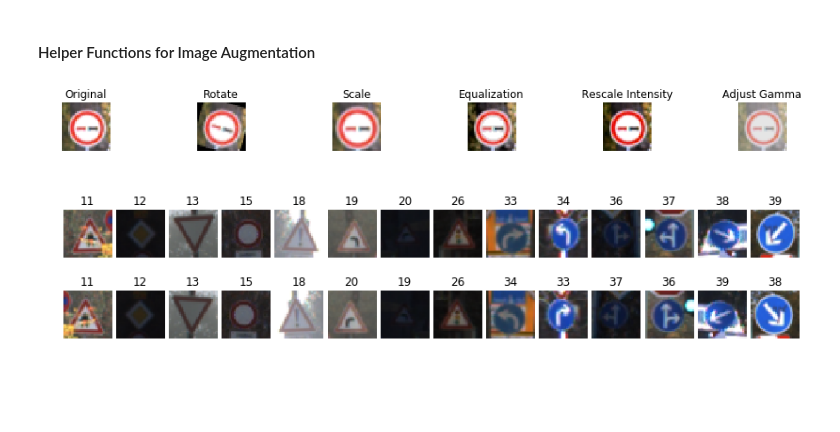
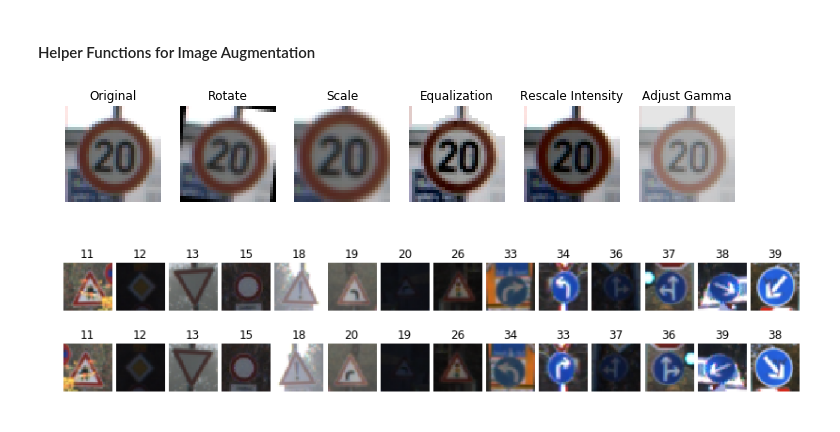
Before and after one commit to hafizur-rahman/CarND-Traffic-Sign-Classifier-Project, a Jupyter notebook: Traffic_Sign_Classifier.ipynb, the cells around one changed output. Saved outputs shown, nothing was run; the diff lists cells and outputs as text; code cells hidden in the pictures; blank space fills up the shorter version.

```diff
--- a/Traffic_Sign_Classifier.ipynb
+++ b/Traffic_Sign_Classifier.ipynb
@@ -274,26 +274,28 @@ def rescale_intensity(image):
 def adjust_gamma(image):
     return exposure.adjust_gamma(image, gamma=0.4, gain=0.9)
 # %%
-image = X_train[11102]
+image = X_train[10011]
 
 transform_exmpl = [image,
                    rotate_image(image),
                    scale_image(image),
                    equalize_hist_color(image),
                    rescale_intensity(image),
                    adjust_gamma(image)
                   ]
 
 transform_descs = ['Original', 'Rotate', 'Scale', 'Equalization', "Rescale Intensity", "Adjust Gamma"]
 n_cells = len(transform_descs)
 
-f, cells = plt.subplots(1, n_cells, figsize=(16,1))
+f, cells = plt.subplots(1, n_cells, figsize=(12,2))
 for i in range(n_cells):
     cells[i].imshow(transform_exmpl[i])
     cells[i].axis('off')
     cells[i].set_title(transform_descs[i])
+
+plt.savefig("examples/visualization3.jpg")
 # %% [output]
-[figure, old version]
+[figure, new version]
 # %%
 def flip_x_axis(image):
     return image[::-1, :, :]
```
Also changed, not shown: parts of 9 cells of this notebook, 9 other files.
